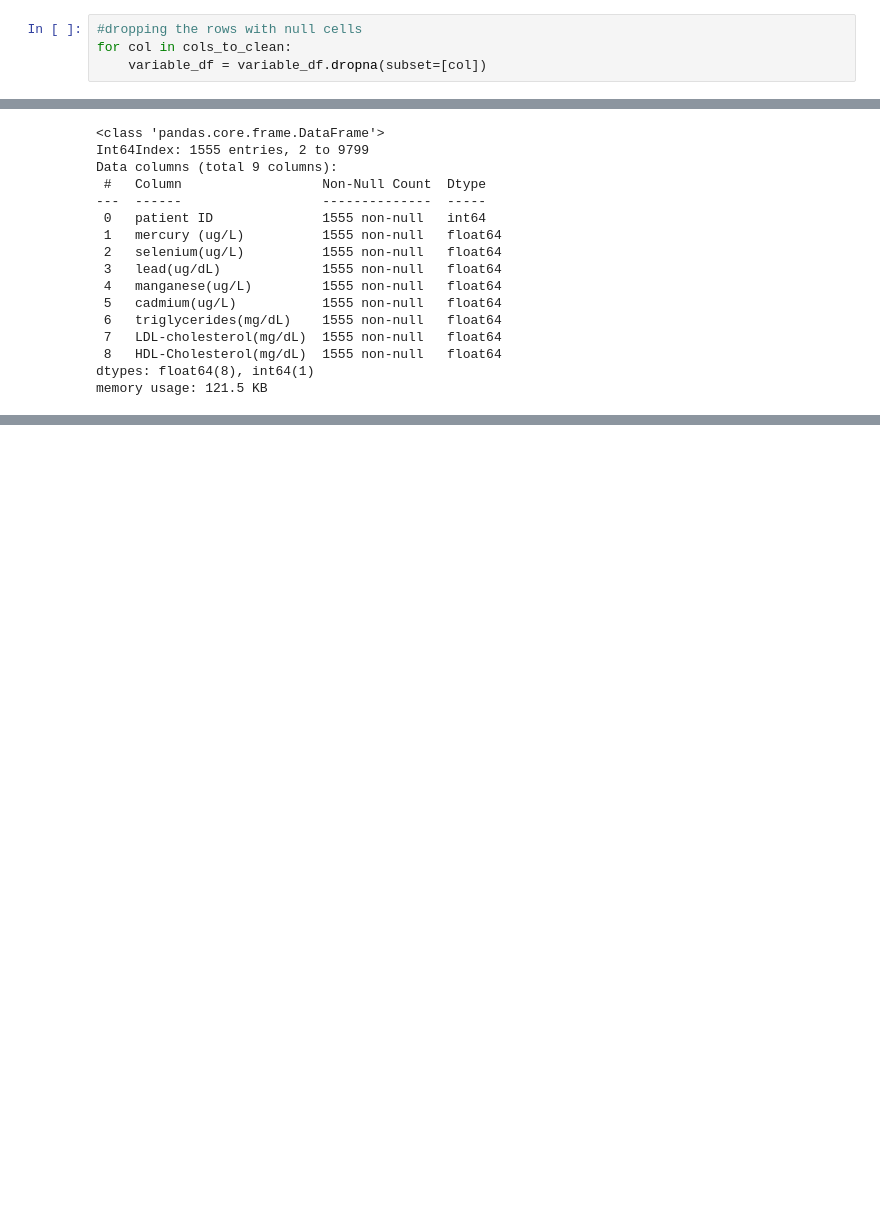
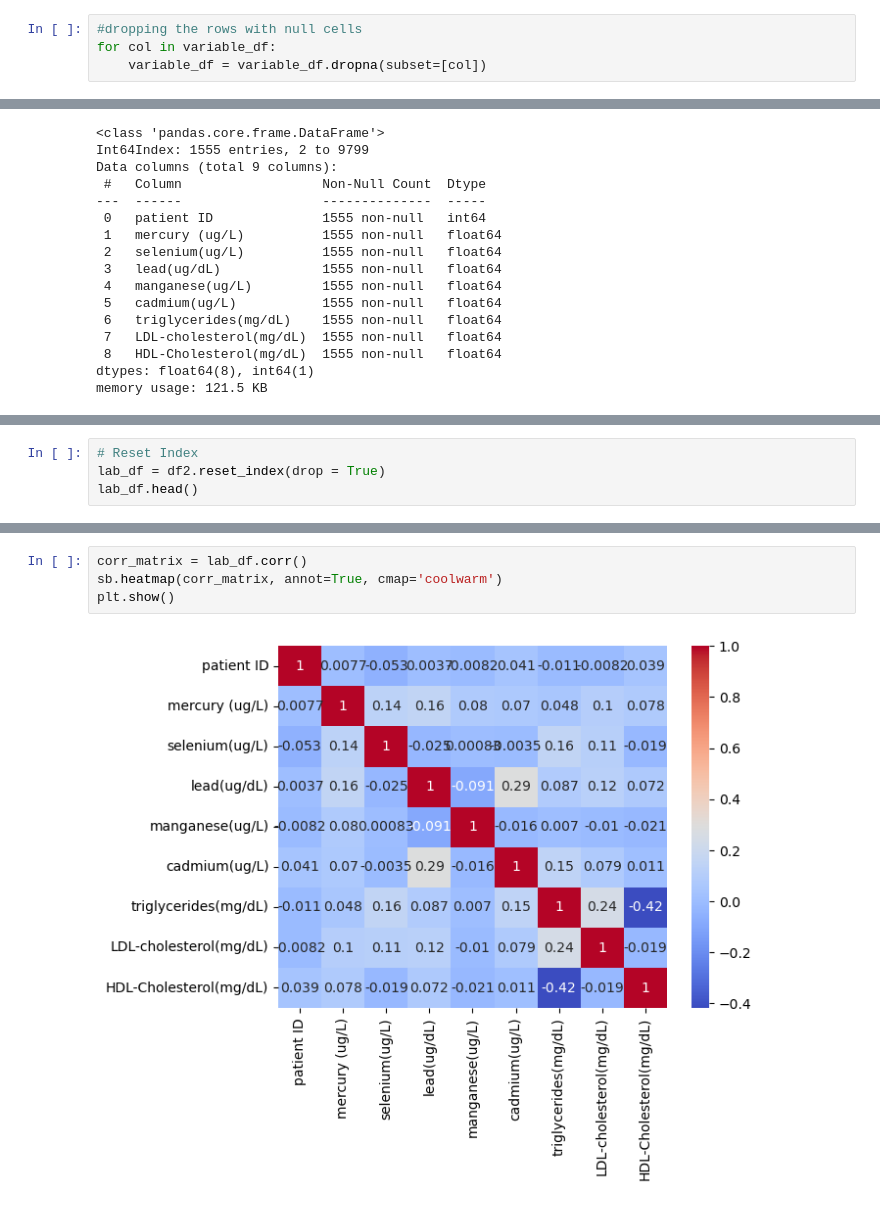
Before and after one commit to pietrostolf/Metals-Cardiovascular-Disease, a Jupyter notebook: codes/MetalHeart Synthesis.ipynb, the cells around one changed output, grey strips where cells are left out. Cells and saved outputs as stored; diff of their text form; blank space fills up the shorter version.

Commit message:
Reset Index, added heat map and levels

```diff
--- a/codes/MetalHeart Synthesis.ipynb
+++ b/codes/MetalHeart Synthesis.ipynb
@@ -36,7 +36,7 @@ variable_df.head()
 | 4 | 73561 | NaN | NaN | NaN | NaN | NaN | 75.0 | 101.0 | 85.0 |
 # %%
 #dropping the rows with null cells
-for col in cols_to_clean:
+for col in variable_df:
     variable_df = variable_df.dropna(subset=[col])
 # %%
 variable_df.dtypes
@@ -89,0 +96,4 @@ df2.to_excel("../Resource/new_lab.xlsx", index=False , header=True)
+# %%
+# Reset Index
+lab_df = df2.reset_index(drop = True)
+lab_df.head()
@@ -89,0 +107,6 @@ df2.to_excel("../Resource/new_lab.xlsx", index=False , header=True)
+# %%
+corr_matrix = lab_df.corr()
+sb.heatmap(corr_matrix, annot=True, cmap='coolwarm')
+plt.show()
+# %% [output]
+[figure, added]
```
Also changed, not shown: parts of 7 cells of this notebook, 1 other file.
